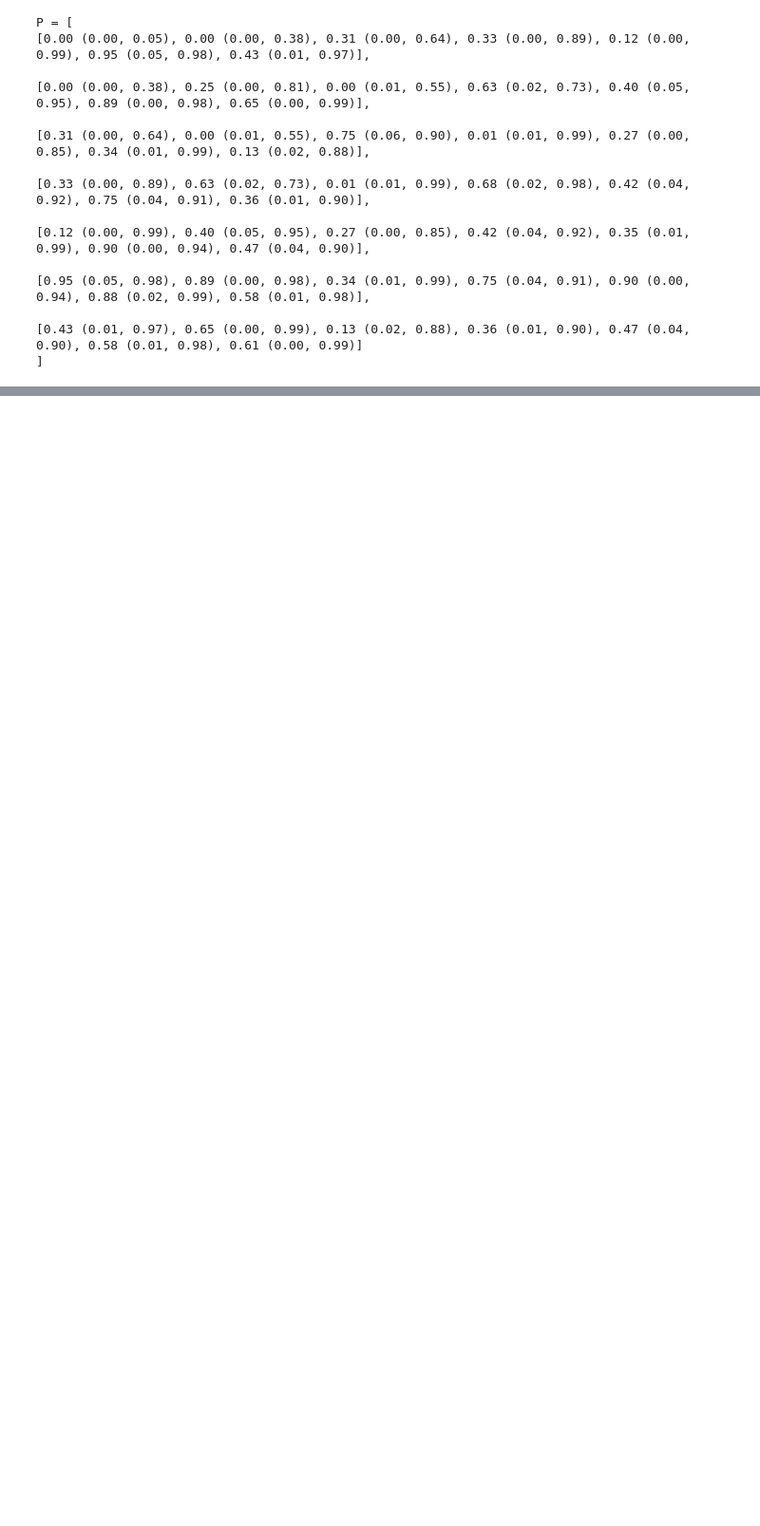
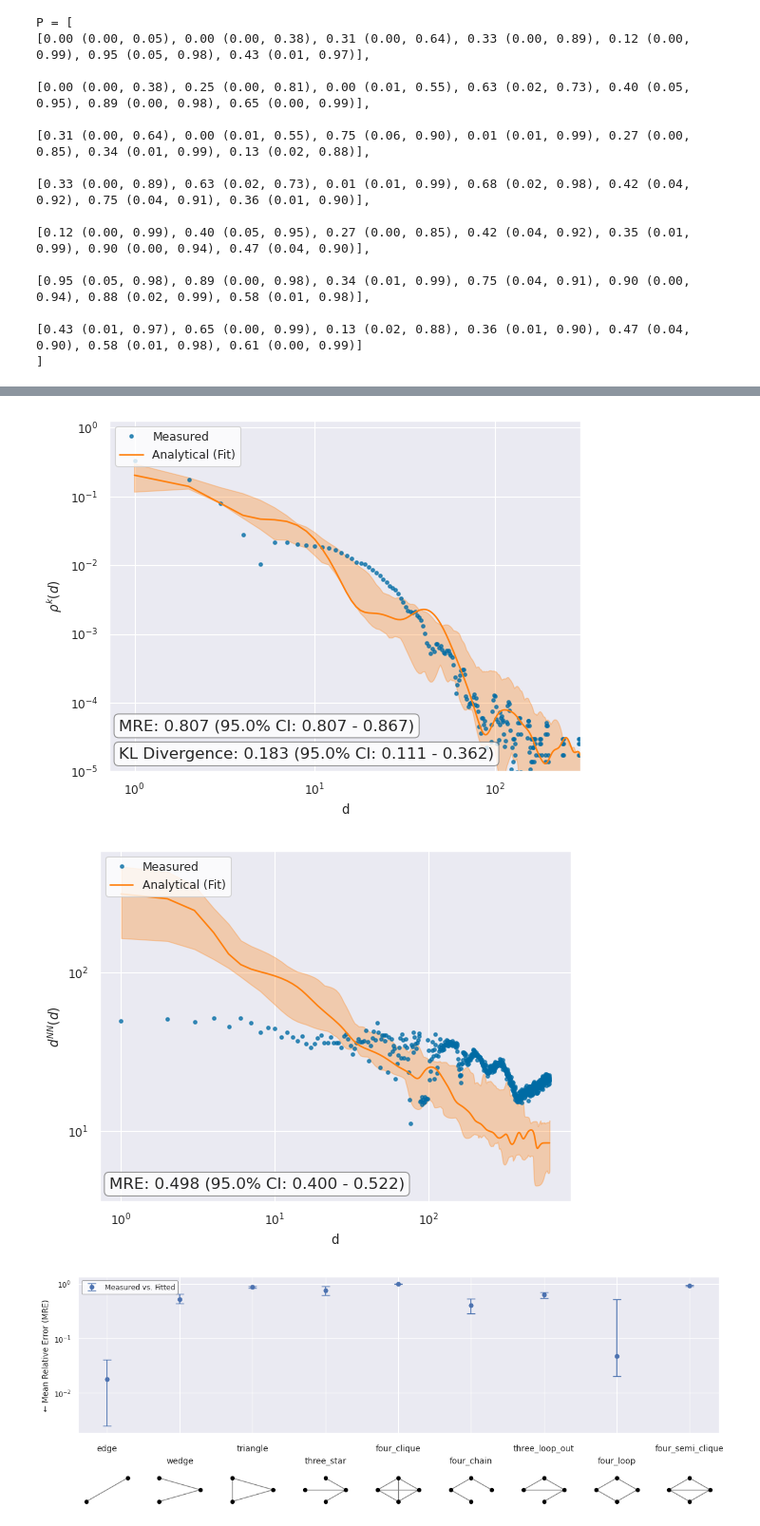
Before and after one commit to baskayj/multifractal_networks, a Jupyter notebook: dblp_cite.ipynb, the cells around one changed output, grey strips where cells are left out. Shown at 95% size. Drawn from its saved outputs; the diff is of its cells as text; code cells hidden in the pictures; blank space fills up the shorter version.

Commit message:
dblp cite updates
Check fit of features over time

```diff
--- a/dblp_cite.ipynb
+++ b/dblp_cite.ipynb
@@ -491,0 +479,4 @@ recommend_N_for_k_range(mfnf.P, mfnf.l, mfnf.k, 3 * G.number_of_edges() / G.numb
+# %%
+import pickle
+with open('./test_networks/dblp_cite_300_nodes_mfnf.pkl', 'rb') as f:
+    mfnf = pickle.load(f)
@@ -496,8 +846,8 @@ print(len(create_cumulative_graph(network_pandas, 20)))
 # %%
-G_20 = create_cumulative_graph(network_pandas, 20)
+G_18 = create_cumulative_graph(network_pandas, 18)
 # %%
 mfnf_no_fit = MultifractalNetworkFitter(
-    G_20,
+    G_18,
     motifs = [
         {'name': 'four_chain', 'matrix': np.array([[0, 1, 0, 0],[1, 0, 1, 0],[0, 1, 0, 1],[0, 0, 1, 0]])},
         {'name': 'three_loop_out', 'matrix': np.array([[0, 1, 1, 1],[1, 0, 1, 0],[1, 1, 0, 0],[1, 0, 0, 0]])},
@@ -612,0 +934,24 @@ mfnf_no_fit.plot_P_l_result(
+# %%
+mfnf_no_fit.plot_P_l_result(
+    log_scale = True,
+    grid = False,
+    display_mre = True,
+    display_kld = True,
+    plot_cumulative_error = False,
+    xlim = (0,300),
+    ylim = (1e-5,0),
+    filename = "figures/dblp_cite_7616_nodes_log_plot.pdf"
+)
+
+mfnf_no_fit.plot_P_l_result(
+    log_scale = False,
+    grid = False,
+    display_mre = True,
+    display_kld = True,
+    plot_cumulative_error = False,
+    filename = "figures/dblp_cite_7616_nodes_plot.pdf"
+)
+# %% [output]
+[figure, added]
+[figure, added]
+[figure, added]
```
Also changed, not shown: parts of 21 cells of this notebook, 53 other files.
